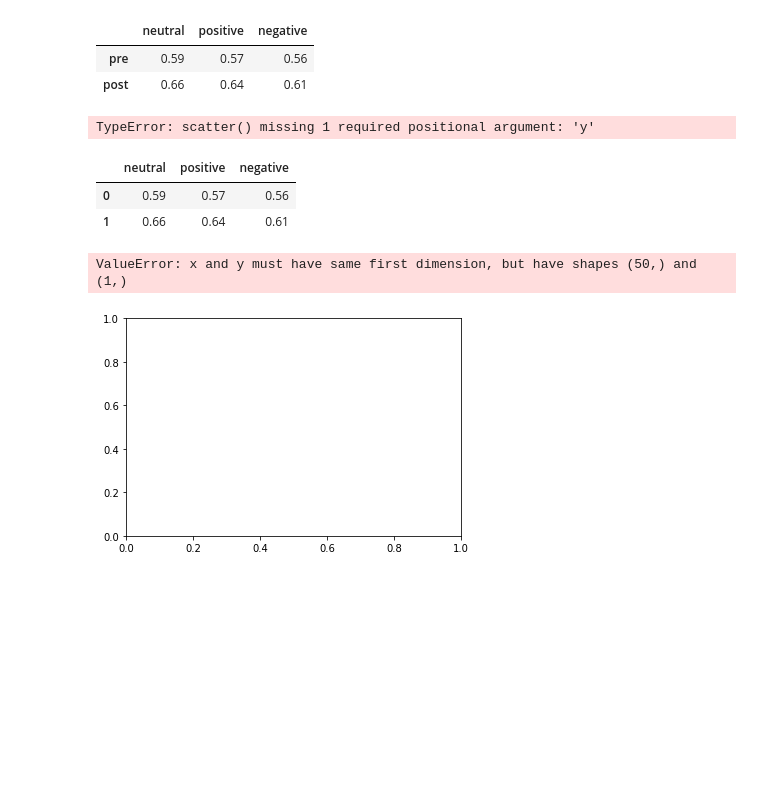
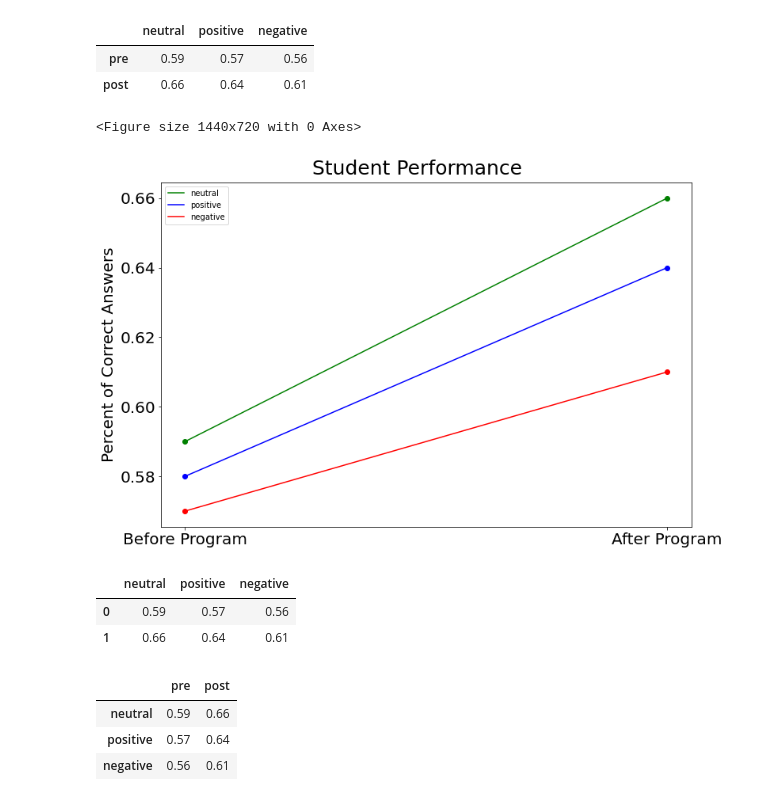
Before and after one commit to SamuelD-Data/python_challenges, a Jupyter notebook: udemy/plot_for_presentation.ipynb, the cells around one changed output. Cells and saved outputs as stored; diff of their text form; code cells hidden in the pictures; blank space fills up the shorter version.

Commit message:
progress added to plot

```diff
--- a/udemy/plot_for_presentation.ipynb
+++ b/udemy/plot_for_presentation.ipynb
@@ -28,45 +24,26 @@ df
 |  | neutral | positive | negative |
 | pre | 0.59 | 0.57 | 0.56 |
 | post | 0.66 | 0.64 | 0.61 |
-# %%
-# creating list of colors for hero class colors
-#dur_colors = color_mapper(weapons_dur.index)
-
-# plotting horizontal lines (stems of lollipops)
-#xtick_range = range(0,len(df.index))
-#plt.vlines(x = xtick_range, ymin = 0, ymax = df, color = 'b')
-
-# plotting dots ("candy" portion of lollipop) that reflect average weapon durability for respective class
-plt.scatter(df, s = 300, edgecolors= 'b')
-
-# configuring ticks, axis labels, etc.
-#plt.xticks(xtick_range, df.index, fontsize = 15)
-plt.xticks(fontsize = 15)
-plt.yticks(fontsize = 15)
-plt.xlabel('Hero Class', fontsize = 20, labelpad = 20)
-plt.ylabel('Durability', fontsize = 20, labelpad = 20)
-plt.title('Average Weapon Durability by Class', fontsize = 25)
-
-plt.show()
-# %% [output]
-TypeError: scatter() missing 1 required positional argument: 'y'
-# %%
-df = pd.DataFrame({'neutral': [.59, .66], 'positive': [.57, .64], 'negative':[.56,.61]}, index = [0, 1])
-
-df
-# %% [output]
-|  | neutral | positive | negative |
-| 0 | 0.59 | 0.57 | 0.56 |
-| 1 | 0.66 | 0.64 | 0.61 |
-# %%
-x = np.linspace(-1, 1)
-y1 = .59
-y2 = .57
-
-#plt.figure(num = 3, figsize(8,5))
-plt.plot(x, y1)
-plt.plot(x, y2)
-plt.show()
-# %% [output]
-ValueError: x and y must have same first dimension, but have shapes (50,) and (1,)
-[figure, removed]
+# %%
+df = pd.DataFrame({'neutral': [.59, .66], 'positive': [.58, .64], 'negative':[.57,.61]})
+
+plt.figure(figsize = (20,10))
+lines = df.plot.line(color = {'green':'neutral','blue':'positive','red':'negative'})
+lines.set_xticks([0,1])
+lines.set_xticklabels(['Before Program', 'After Program'], size = 20)
+lines.scatter([0,1],[.59, .66], color = 'g')
+lines.scatter([0,1],[.58, .64], color = 'b')
+lines.scatter([0,1],[.57, .61], color = 'r')
+plt.suptitle("Student Performance", y = .93, fontsize = 25)
+plt.ylabel('Percent of Correct Answers', size = 20)
+plt.rc('ytick', labelsize = 20)
+plt.show()
+# %% [output]
+<Figure size 1440x720 with 0 Axes>
+[figure, added]
+# %%
+df
+# %% [output]
+|  | neutral | positive | negative |
+| 0 | 0.59 | 0.57 | 0.56 |
+| 1 | 0.66 | 0.64 | 0.61 |
@@ -72,0 +58,7 @@ ValueError: x and y must have same first dimension, but have shapes (50,) and (1
+# %%
+df2
+# %% [output]
+|  | pre | post |
+| neutral | 0.59 | 0.66 |
+| positive | 0.57 | 0.64 |
+| negative | 0.56 | 0.61 |
```
Also changed, not shown: parts of 3 cells of this notebook.
